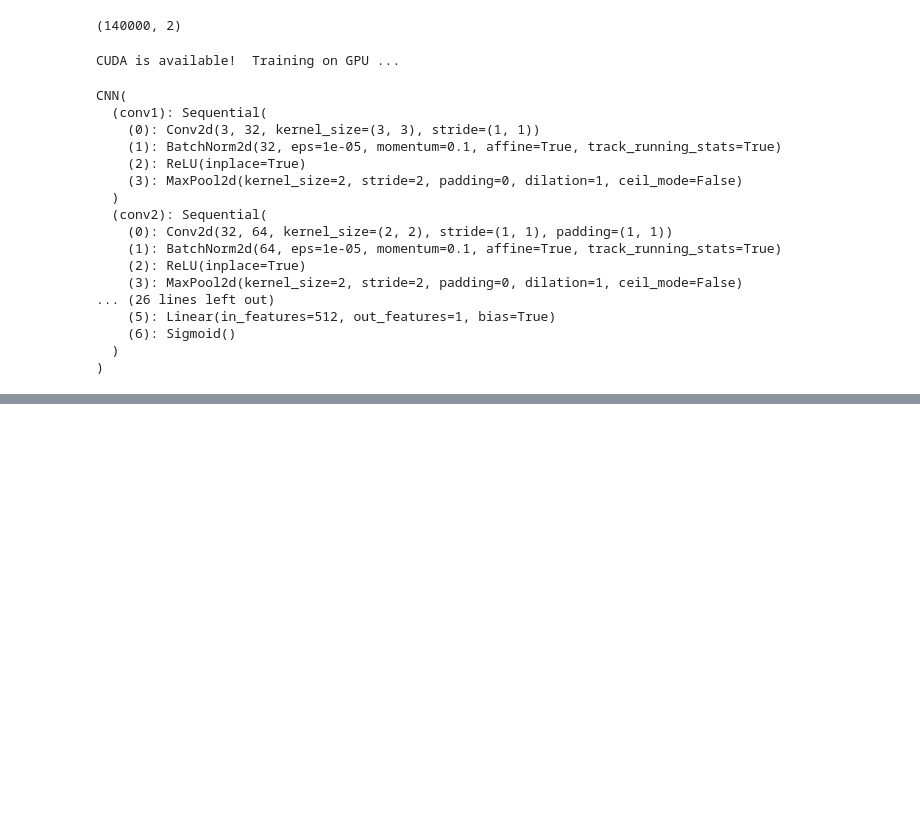
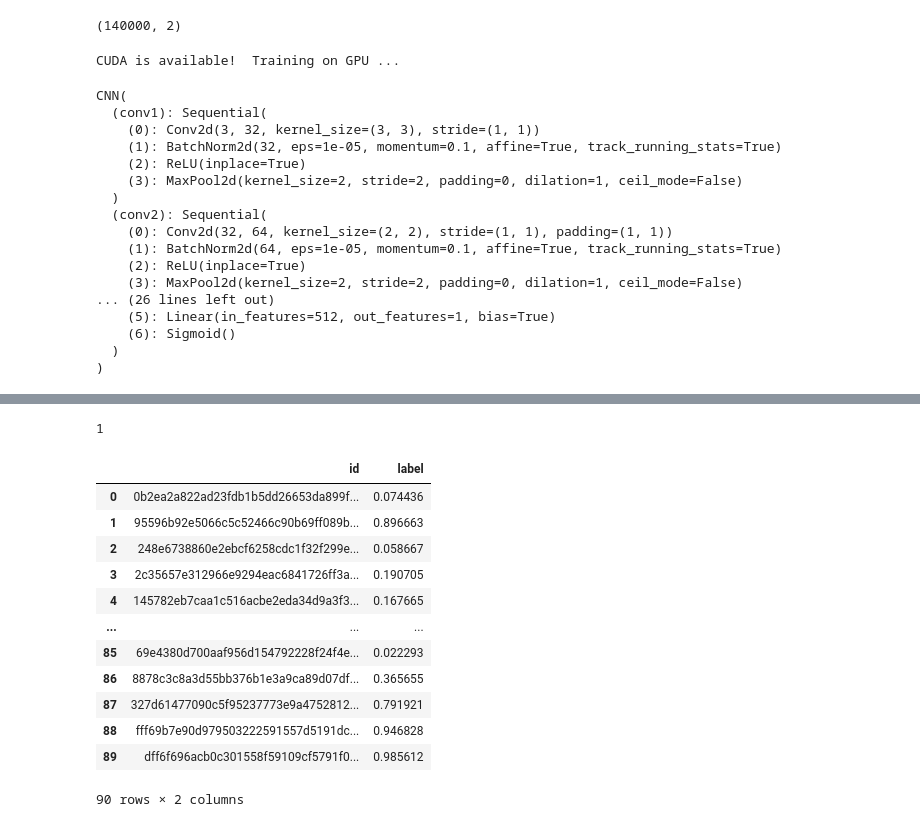
Before and after one commit to A-Pranav/Histopathologic_Cancer_Detection, a Jupyter notebook: hcdetection.ipynb, the cells around one changed output, grey strips where cells are left out. Cells and saved outputs as stored; diff of their text form; code cells hidden in the pictures; blank space fills up the shorter version.

```diff
--- a/hcdetection.ipynb
+++ b/hcdetection.ipynb
@@ -323,0 +302,39 @@ for epoch in range(1, n_epochs+1):
+# %%
+# model.load_state_dict(torch.load('/kaggle/working/best_model.pt'))
+print(len(train_losses))
+# %% [output]
+1
+# %%
+model.eval()
+
+preds = []
+for batch_i, (data, target) in enumerate(test_loader):
+    data, target = data.cuda(), target.cuda()
+    output = model(data)
+
+    pr = output.detach().cpu().numpy()
+    for i in pr:
+        preds.append(i)
+
+# Create Submission file
+sample_sub['label'] = preds
+# %%
+for i in range(len(sample_sub)):
+    sample_sub['label'] = sample_sub['label'].astype(float)
+# %%
+sample_sub.to_csv('/kaggle/working/submission.csv', index=False)
+sample_sub.head(90)
+# %% [output]
+|  | id | label |
+| 0 | 0b2ea2a822ad23fdb1b5dd26653da899f... | 0.074436 |
+| 1 | 95596b92e5066c5c52466c90b69ff089b... | 0.896663 |
+| 2 | 248e6738860e2ebcf6258cdc1f32f299e... | 0.058667 |
+| 3 | 2c35657e312966e9294eac6841726ff3a... | 0.190705 |
+| 4 | 145782eb7caa1c516acbe2eda34d9a3f3... | 0.167665 |
+| ... | ... | ... |
+| 85 | 69e4380d700aaf956d154792228f24f4e... | 0.022293 |
+| 86 | 8878c3c8a3d55bb376b1e3a9ca89d07df... | 0.365655 |
+| 87 | 327d61477090c5f95237773e9a4752812... | 0.791921 |
+| 88 | fff69b7e90d979503222591557d5191dc... | 0.946828 |
+| 89 | dff6f696acb0c301558f59109cf5791f0... | 0.985612 |
+90 rows × 2 columns
```
Also changed, not shown: parts of 10 cells of this notebook.
